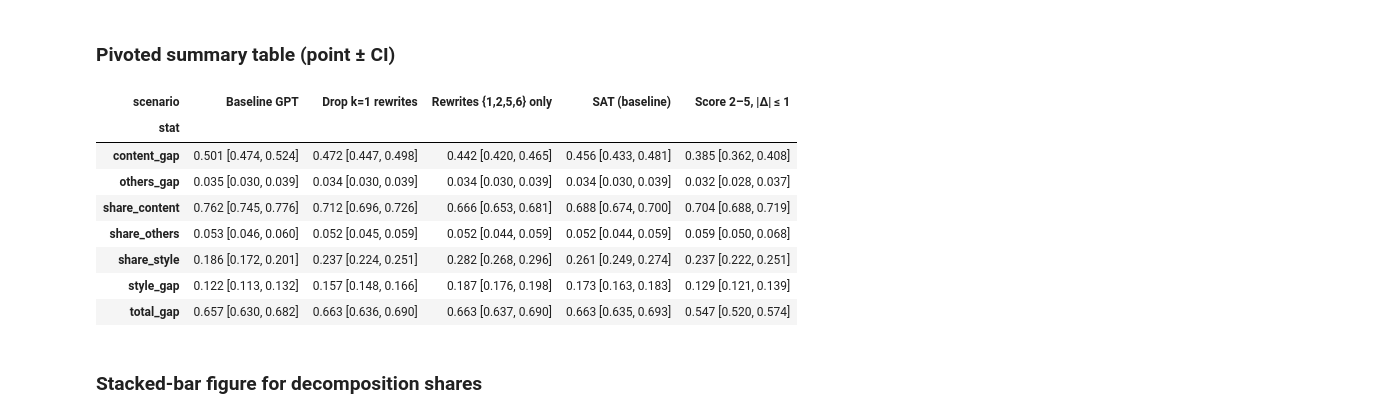
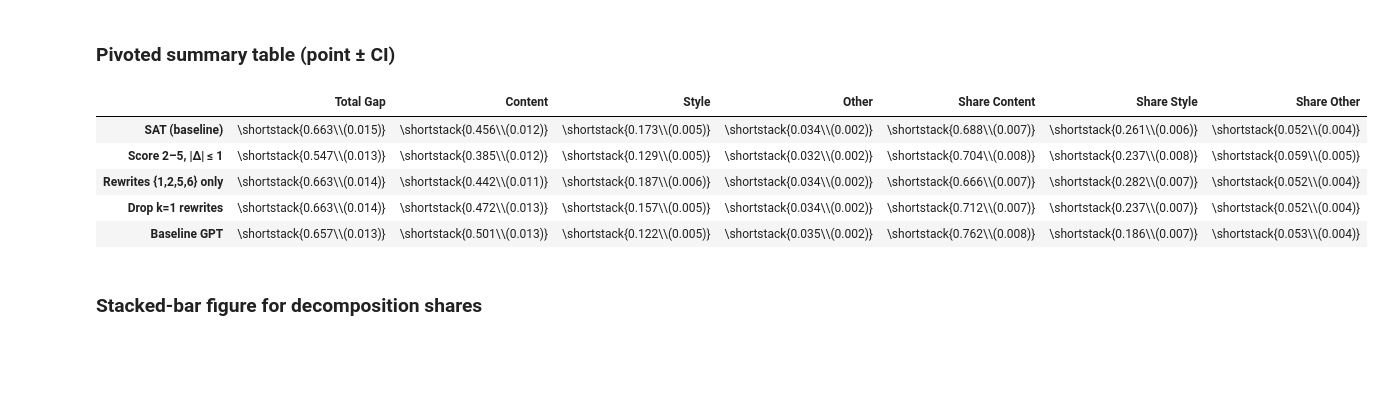
Before and after one commit to PedroPertusi/contentVsForm, a Jupyter notebook: src/robustness_decomp_bootstrap_nadavVersion.ipynb, the cells around one changed output. Drawn from its saved outputs; the diff is of its cells as text; code cells hidden in the pictures; blank space fills up the shorter version.

```diff
--- a/src/robustness_decomp_bootstrap_nadavVersion.ipynb
+++ b/src/robustness_decomp_bootstrap_nadavVersion.ipynb
@@ -155,12 +155,14 @@ def run_scenario(label: str, df_source: pd.DataFrame, seed: int, save_prefix: st
     rows = []
     for stat in stats_order:
         lo, hi = ci_bounds[stat]
+        se = boot_df[stat].std(ddof=1)
         rows.append({
             "scenario": label,
             "stat": stat,
-            "point_estimate": point_est[stat],
-            "ci_2.5": lo,
-            "ci_97.5": hi,
+            "point_estimate": round(point_est[stat], 3),
+            "std_error": round(se, 3) if pd.notna(se) else np.nan,
+            "ci_2.5": round(lo, 3),
+            "ci_97.5": round(hi, 3),
         })
 
     shares = {
@@ -265,26 +267,60 @@ summary_df
 ### Pivoted summary table (point ± CI)
 # %%
 
-def format_ci(row):
-    return f"{row['point_estimate']:.3f} [{row['ci_2.5']:.3f}, {row['ci_97.5']:.3f}]"
+STAT_LABELS = {
+    "total_gap": "Total Gap",
+    "content_gap": "Content",
+    "style_gap": "Style",
+    "others_gap": "Other",
+    "share_content": "Share Content",
+    "share_style": "Share Style",
+    "share_others": "Share Other",
+}
+STAT_ORDER = list(STAT_LABELS.keys())
+
+SCENARIO_ORDER = [
+    "SAT (baseline)",
+    "Score 2–5, |Δ| ≤ 1",
+    "Rewrites {1,2,5,6} only",
+    "Drop k=1 rewrites",
+    "Baseline GPT",
+]
+
+
+def format_est_se(row):
+    pe = row["point_estimate"]
+
+    se = row.get("std_error", np.nan)
+    if pd.isna(pe):
+        return ""
+    if pd.isna(se):
+        return f"{pe:.3f}"
+    return f"\shortstack{{{pe:.3f}\\\\({se:.3f})}}"
+
 
 summary_formatted = summary_df.copy()
-summary_formatted["estimate_ci"] = summary_formatted.apply(format_ci, axis=1)
-summary_pivot = summary_formatted.pivot(index="stat", columns="scenario", values="estimate_ci")
+summary_formatted["stat"] = summary_formatted["stat"].map(lambda x: STAT_LABELS.get(x, x))
+summary_formatted["estimate_se"] = summary_formatted.apply(format_est_se, axis=1)
+
+summary_pivot = summary_formatted.pivot(index="scenario", columns="stat", values="estimate_se")
+
+# Column order
+summary_pivot = summary_pivot.reindex(columns=[STAT_LABELS[s] for s in STAT_ORDER if STAT_LABELS[s] in summary_pivot.columns])
+# Row order
+summary_pivot = summary_pivot.reindex([s for s in SCENARIO_ORDER if s in summary_pivot.index])
+
+summary_pivot = summary_pivot.rename_axis(index=None, columns=None)
 
 summary_pivot.to_csv(os.path.join(TABLE_DIR, "robustness_bootstrap_summary_pivot.csv"))
 summary_pivot.to_latex(os.path.join(TABLE_DIR, "robustness_bootstrap_summary_pivot.tex"), escape=False)
 summary_pivot
 # %% [output]
-| scenario | Baseline GPT | Drop k=1 rewrites | Rewrites {1,2,5,6} only | SAT (baseline) | Score 2–5, |Δ| ≤ 1 |
-| stat |  |  |  |  |  |
-| content_gap | 0.501 [0.474, 0.524] | 0.472 [0.447, 0.498] | 0.442 [0.420, 0.465] | 0.456 [0.433, 0.481] | 0.385 [0.362, 0.408] |
-| others_gap | 0.035 [0.030, 0.039] | 0.034 [0.030, 0.039] | 0.034 [0.030, 0.039] | 0.034 [0.030, 0.039] | 0.032 [0.028, 0.037] |
-| share_content | 0.762 [0.745, 0.776] | 0.712 [0.696, 0.726] | 0.666 [0.653, 0.681] | 0.688 [0.674, 0.700] | 0.704 [0.688, 0.719] |
-| share_others | 0.053 [0.046, 0.060] | 0.052 [0.045, 0.059] | 0.052 [0.044, 0.059] | 0.052 [0.044, 0.059] | 0.059 [0.050, 0.068] |
-| share_style | 0.186 [0.172, 0.201] | 0.237 [0.224, 0.251] | 0.282 [0.268, 0.296] | 0.261 [0.249, 0.274] | 0.237 [0.222, 0.251] |
-| style_gap | 0.122 [0.113, 0.132] | 0.157 [0.148, 0.166] | 0.187 [0.176, 0.198] | 0.173 [0.163, 0.183] | 0.129 [0.121, 0.139] |
-| total_gap | 0.657 [0.630, 0.682] | 0.663 [0.636, 0.690] | 0.663 [0.637, 0.690] | 0.663 [0.635, 0.693] | 0.547 [0.520, 0.574] |
+|  | Total Gap | Content | Style | Other | Share Content | Share Style | Share Other |
+| SAT (baseline) | \shortstack{0.663\\(0.015)} | \shortstack{0.456\\(0.012)} | \shortstack{0.173\\(0.005)} | \shortstack{0.034\\(0.002)} | \shortstack{0.688\\(0.007)} | \shortstack{0.261\\(0.006)} | \shortstack{0.052\\(0.004)} |
+| Score 2–5, |Δ| ≤ 1 | \shortstack{0.547\\(0.013)} | \shortstack{0.385\\(0.012)} | \shortstack{0.129\\(0.005)} | \shortstack{0.032\\(0.002)} | \shortstack{0.704\\(0.008)} | \shortstack{0.237\\(0.008)} | \shortstack{0.059\\(0.005)} |
+| Rewrites {1,2,5,6} only | \shortstack{0.663\\(0.014)} | \shortstack{0.442\\(0.011)} | \shortstack{0.187\\(0.006)} | \shortstack{0.034\\(0.002)} | \shortstack{0.666\\(0.007)} | \shortstack{0.282\\(0.007)} | \shortstack{0.052\\(0.004)} |
+| Drop k=1 rewrites | \shortstack{0.663\\(0.014)} | \shortstack{0.472\\(0.013)} | \shortstack{0.157\\(0.005)} | \shortstack{0.034\\(0.002)} | \shortstack{0.712\\(0.007)} | \shortstack{0.237\\(0.007)} | \shortstack{0.052\\(0.004)} |
+| Baseline GPT | \shortstack{0.657\\(0.013)} | \shortstack{0.501\\(0.013)} | \shortstack{0.122\\(0.005)} | \shortstack{0.035\\(0.002)} | \shortstack{0.762\\(0.008)} | \shortstack{0.186\\(0.007)} | \shortstack{0.053\\(0.004)} |
 # %% [markdown]
 ### Stacked-bar figure for decomposition shares
 # %%
```
Also changed, not shown: parts of 1 cell of this notebook, 2 other files.
